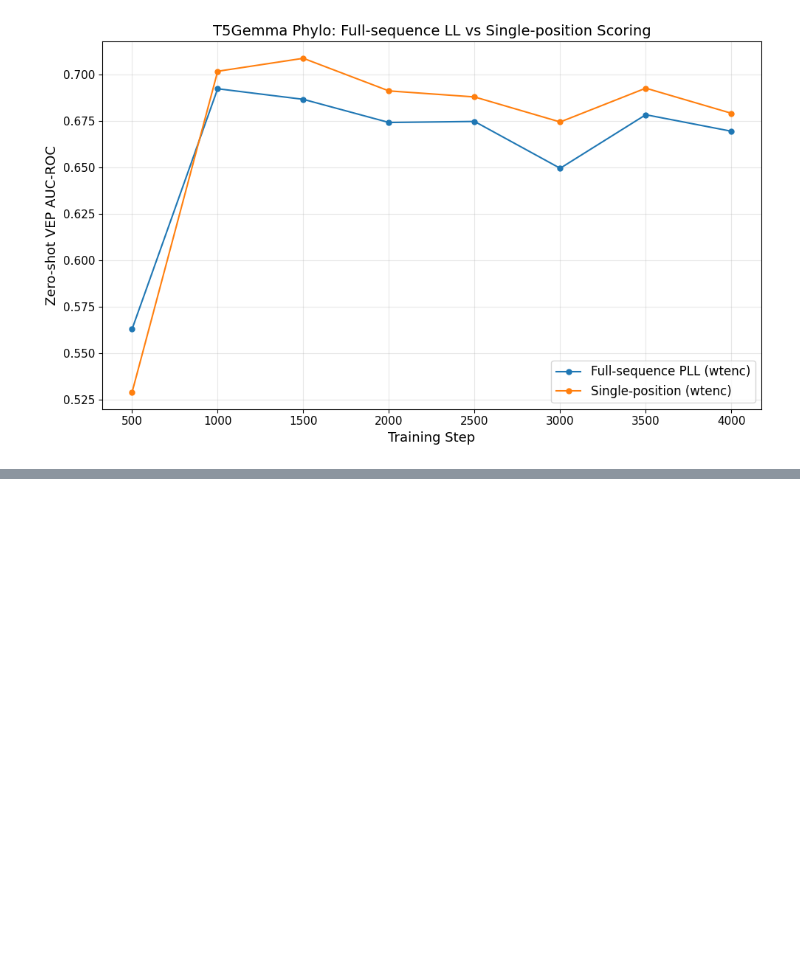
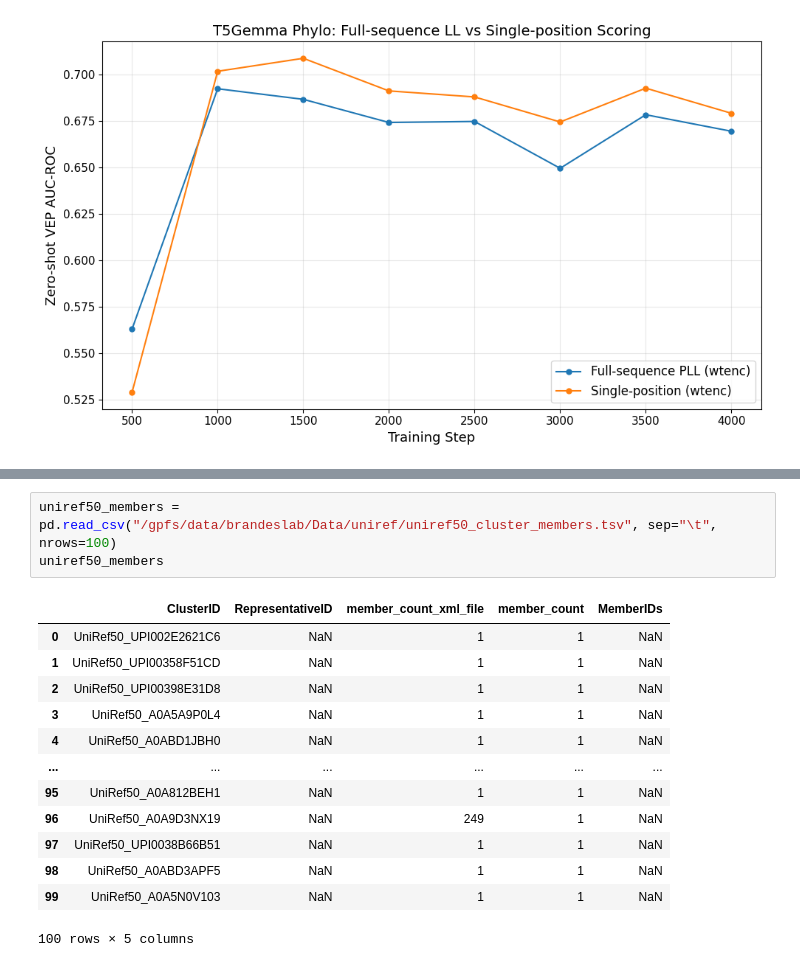
Before and after one commit to Brandes-Lab/PhylogeneticTraining, a Jupyter notebook: uniref90.ipynb, the cells around one changed output, grey strips where cells are left out. Cells and saved outputs as stored; diff of their text form; blank space fills up the shorter version.

```diff
--- a/uniref90.ipynb
+++ b/uniref90.ipynb
@@ -2230,0 +663,17 @@ Example 1: len(s1)=273, len(s2)=273
+# %%
+uniref50_members = pd.read_csv("/gpfs/data/brandeslab/Data/uniref/uniref50_cluster_members.tsv", sep="\t", nrows=100)
+uniref50_members
+# %% [output]
+|  | ClusterID | RepresentativeID | member_count_xml_file | member_count | MemberIDs |
+| 0 | UniRef50_UPI002E2621C6 | NaN | 1 | 1 | NaN |
+| 1 | UniRef50_UPI00358F51CD | NaN | 1 | 1 | NaN |
+| 2 | UniRef50_UPI00398E31D8 | NaN | 1 | 1 | NaN |
+| 3 | UniRef50_A0A5A9P0L4 | NaN | 1 | 1 | NaN |
+| 4 | UniRef50_A0ABD1JBH0 | NaN | 1 | 1 | NaN |
+| ... | ... | ... | ... | ... | ... |
+| 95 | UniRef50_A0A812BEH1 | NaN | 1 | 1 | NaN |
+| 96 | UniRef50_A0A9D3NX19 | NaN | 249 | 1 | NaN |
+| 97 | UniRef50_UPI0038B66B51 | NaN | 1 | 1 | NaN |
+| 98 | UniRef50_A0ABD3APF5 | NaN | 1 | 1 | NaN |
+| 99 | UniRef50_A0A5N0V103 | NaN | 1 | 1 | NaN |
+100 rows × 5 columns
```
Also changed, not shown: parts of 91 cells of this notebook, 25 other files.
